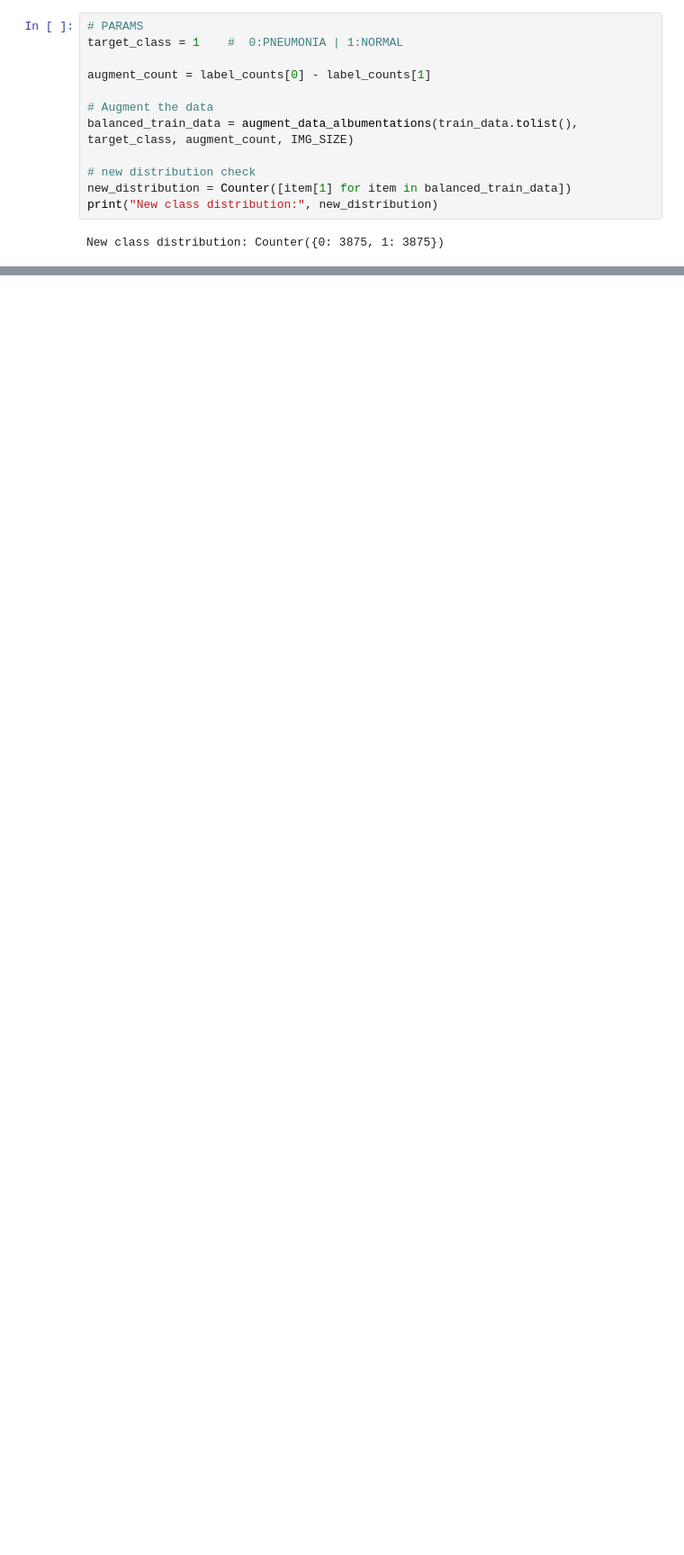
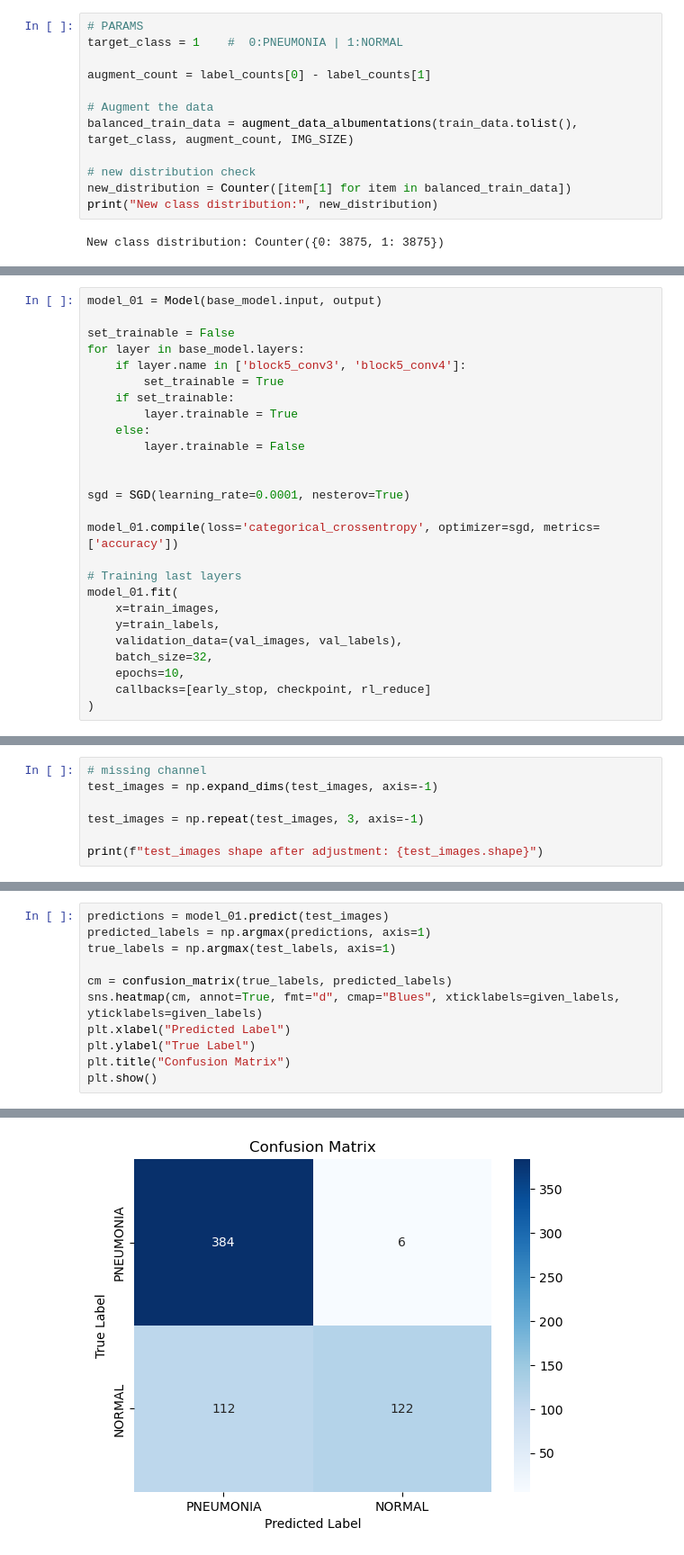
Before and after one commit to adam-langowski/AI-Health-Check, a Jupyter notebook: notebooks/pneumonia.ipynb, the cells around one changed output, grey strips where cells are left out. Shown at 90% size. Saved outputs shown, nothing was run; the diff lists cells and outputs as text; blank space fills up the shorter version.

```diff
--- a/notebooks/pneumonia.ipynb
+++ b/notebooks/pneumonia.ipynb
@@ -156,0 +329,26 @@ New class distribution: Counter({0: 3875, 1: 3875})
+# %%
+model_01 = Model(base_model.input, output)
+
+set_trainable = False
+for layer in base_model.layers:
+    if layer.name in ['block5_conv3', 'block5_conv4']:
+        set_trainable = True
+    if set_trainable:
+        layer.trainable = True
+    else:
+        layer.trainable = False
+
+
+sgd = SGD(learning_rate=0.0001, nesterov=True)
+
+model_01.compile(loss='categorical_crossentropy', optimizer=sgd, metrics=['accuracy'])
+
+# Training last layers
+model_01.fit(
+    x=train_images,
+    y=train_labels,
+    validation_data=(val_images, val_labels),
+    batch_size=32,
+    epochs=10,
+    callbacks=[early_stop, checkpoint, rl_reduce]
+)
@@ -156,0 +388,7 @@ New class distribution: Counter({0: 3875, 1: 3875})
+# %%
+# missing channel
+test_images = np.expand_dims(test_images, axis=-1)
+
+test_images = np.repeat(test_images, 3, axis=-1)
+
+print(f"test_images shape after adjustment: {test_images.shape}")
@@ -156,0 +405,12 @@ New class distribution: Counter({0: 3875, 1: 3875})
+# %%
+predictions = model_01.predict(test_images)
+predicted_labels = np.argmax(predictions, axis=1)
+true_labels = np.argmax(test_labels, axis=1)
+
+cm = confusion_matrix(true_labels, predicted_labels)
+sns.heatmap(cm, annot=True, fmt="d", cmap="Blues", xticklabels=given_labels, yticklabels=given_labels)
+plt.xlabel("Predicted Label")
+plt.ylabel("True Label")
+plt.title("Confusion Matrix")
+plt.show()
+# %% [output]
@@ -156,0 +418 @@ New class distribution: Counter({0: 3875, 1: 3875})
+[figure, added]
```
Also changed, not shown: parts of 27 cells of this notebook, 4 other files.
